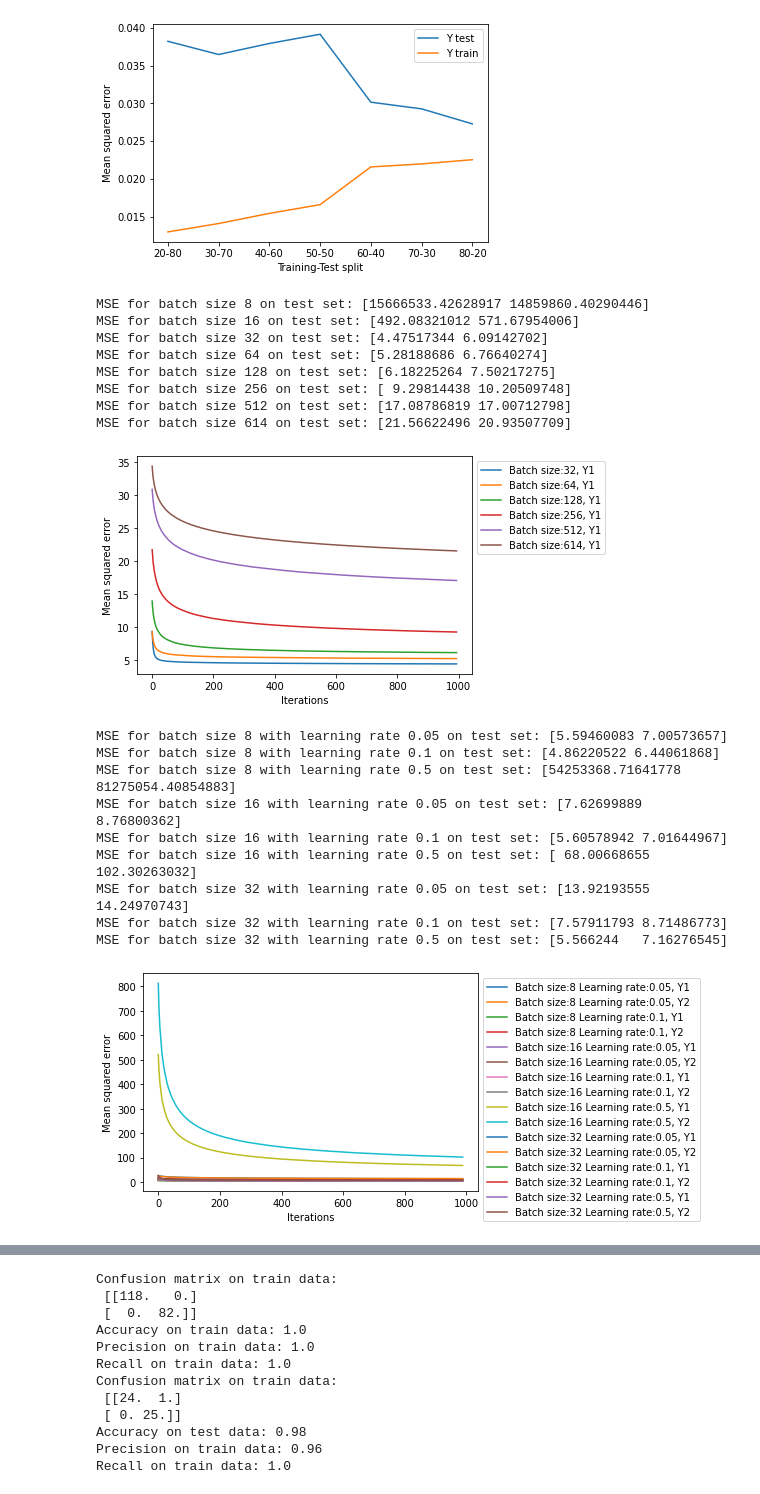
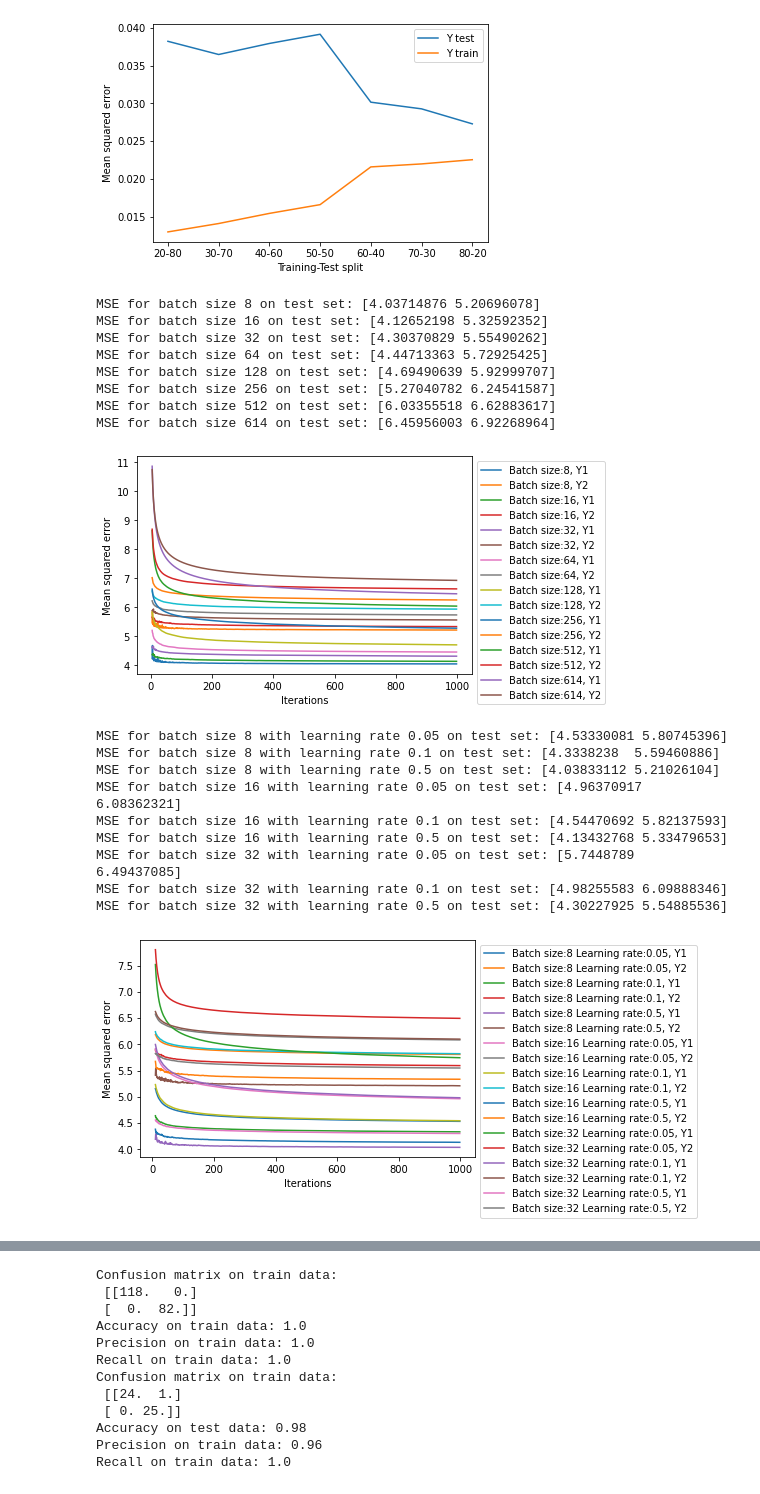
Before and after one commit to VenissaCarolQuadros/COMP551, a Jupyter notebook: COMP551_A1.ipynb, the cells around one changed output, grey strips where cells are left out. Cells and saved outputs as stored; diff of their text form; code cells hidden in the pictures.

```diff
--- a/COMP551_A1.ipynb
+++ b/COMP551_A1.ipynb
@@ -639,8 +639,8 @@ for batch_size in batch_sizes:
       yh =  np.c_[np.ones((X_test).shape[0]), (X_test)]  @ w[:,1]
       costs2.append(0.5*np.mean((Y_test[:,1]-yh)**2, axis=0))
     if (costs1[5]<5000 and costs2[5]<5000):
-      plt.plot(np.arange(len(costs1[5:])), costs1[5:], label='Batch size:'+str(batch_size)+", Y1")
-      #plt.plot(np.arange(len(costs2[5:])), costs2[5:], label='Batch size:'+str(batch_size)+", Y2")
+      plt.plot(np.arange(start=5, stop=len(costs1)), costs1[5:], label='Batch size:'+str(batch_size)+", Y1") ##Cutting off first few values for better visualization
+      plt.plot(np.arange(start=5, stop=len(costs2)), costs2[5:], label='Batch size:'+str(batch_size)+", Y2")
 
 plt.legend(bbox_to_anchor=(1, 1))
 plt.ylabel("Mean squared error")
@@ -648,53 +648,53 @@ plt.xlabel("Iterations")
 
 plt.show()
 # %% [output]
-MSE for batch size 8 on test set: [15666533.42628917 14859860.40290446]
-MSE for batch size 16 on test set: [492.08321012 571.67954006]
-MSE for batch size 32 on test set: [4.47517344 6.09142702]
-MSE for batch size 64 on test set: [5.28188686 6.76640274]
-MSE for batch size 128 on test set: [6.18225264 7.50217275]
-MSE for batch size 256 on test set: [ 9.29814438 10.20509748]
-MSE for batch size 512 on test set: [17.08786819 17.00712798]
-MSE for batch size 614 on test set: [21.56622496 20.93507709]
+MSE for batch size 8 on test set: [4.03714876 5.20696078]
+MSE for batch size 16 on test set: [4.12652198 5.32592352]
+MSE for batch size 32 on test set: [4.30370829 5.55490262]
+MSE for batch size 64 on test set: [4.44713363 5.72925425]
+MSE for batch size 128 on test set: [4.69490639 5.92999707]
+MSE for batch size 256 on test set: [5.27040782 6.24541587]
+MSE for batch size 512 on test set: [6.03355518 6.62883617]
+MSE for batch size 614 on test set: [6.45956003 6.92268964]
-[figure, old version]
+[figure, new version]
 # %%
 model= LinearRegression()
 learning_rates=[0.05, 0.1, 0.5]
 batch_sizes=[8, 16, 32]
 weight_history=[]
 for batch_size in batch_sizes:
     for i, lr in enumerate(learning_rates):
       optimizer = StochasticGradientDescent(learning_rate=lr, max_iters=1000, record_history=True)
       W=model.fitSGD(X_train, Y_train, optimizer, batch_size)
       Ypredict=model.predict(X_test)
       print("MSE for batch size", batch_size, "with learning rate", lr, "on test set:", 0.5*np.mean((Y_test-Ypredict)**2, axis=0))
       costs1=[]
       costs2=[]
       for w in optimizer.w_history: #weights are take at each epoch and not at each step
         yh =  np.c_[np.ones((X_test).shape[0]), (X_test)]  @ w[:,0]
         costs1.append(0.5*np.mean((Y_test[:,0]-yh)**2, axis=0))
         yh =  np.c_[np.ones((X_test).shape[0]), (X_test)]  @ w[:,1]
         costs2.append(0.5*np.mean((Y_test[:,1]-yh)**2, axis=0))
       if (costs1[10]<5000 and costs2[10]<5000):
-        plt.plot(np.arange(len(costs1[10:])), costs1[10:], label='Batch size:'+str(batch_size)+" Learning rate:"+str(lr)+", Y1")
-        plt.plot(np.arange(len(costs2[10:])), costs2[10:], label='Batch size:'+str(batch_size)+" Learning rate:"+str(lr)+", Y2")
+        plt.plot(np.arange(start=10, stop=len(costs1)), costs1[10:], label='Batch size:'+str(batch_size)+" Learning rate:"+str(lr)+", Y1")
+        plt.plot(np.arange(start=10, stop=len(costs2)), costs2[10:], label='Batch size:'+str(batch_size)+" Learning rate:"+str(lr)+", Y2")
 
 plt.legend(bbox_to_anchor=(1, 1))
 plt.ylabel("Mean squared error")
 plt.xlabel("Iterations")
 
 plt.show()
 # %% [output]
-MSE for batch size 8 with learning rate 0.05 on test set: [5.59460083 7.00573657]
-MSE for batch size 8 with learning rate 0.1 on test set: [4.86220522 6.44061868]
-MSE for batch size 8 with learning rate 0.5 on test set: [54253368.71641778 81275054.40854883]
-MSE for batch size 16 with learning rate 0.05 on test set: [7.62699889 8.76800362]
-MSE for batch size 16 with learning rate 0.1 on test set: [5.60578942 7.01644967]
-MSE for batch size 16 with learning rate 0.5 on test set: [ 68.00668655 102.30263032]
-MSE for batch size 32 with learning rate 0.05 on test set: [13.92193555 14.24970743]
-MSE for batch size 32 with learning rate 0.1 on test set: [7.57911793 8.71486773]
-MSE for batch size 32 with learning rate 0.5 on test set: [5.566244   7.16276545]
+MSE for batch size 8 with learning rate 0.05 on test set: [4.53330081 5.80745396]
+MSE for batch size 8 with learning rate 0.1 on test set: [4.3338238  5.59460886]
+MSE for batch size 8 with learning rate 0.5 on test set: [4.03833112 5.21026104]
+MSE for batch size 16 with learning rate 0.05 on test set: [4.96370917 6.08362321]
+MSE for batch size 16 with learning rate 0.1 on test set: [4.54470692 5.82137593]
+MSE for batch size 16 with learning rate 0.5 on test set: [4.13432768 5.33479653]
+MSE for batch size 32 with learning rate 0.05 on test set: [5.7448789  6.49437085]
+MSE for batch size 32 with learning rate 0.1 on test set: [4.98255583 6.09888346]
+MSE for batch size 32 with learning rate 0.5 on test set: [4.30227925 5.54885536]
-[figure, old version]
+[figure, new version]
 # %%
 optimizer = StochasticGradientDescent(learning_rate=0.5, max_iters=5000, record_history=False)
 model1= LinearRegression()
```
Also changed, not shown: parts of 7 cells of this notebook.
